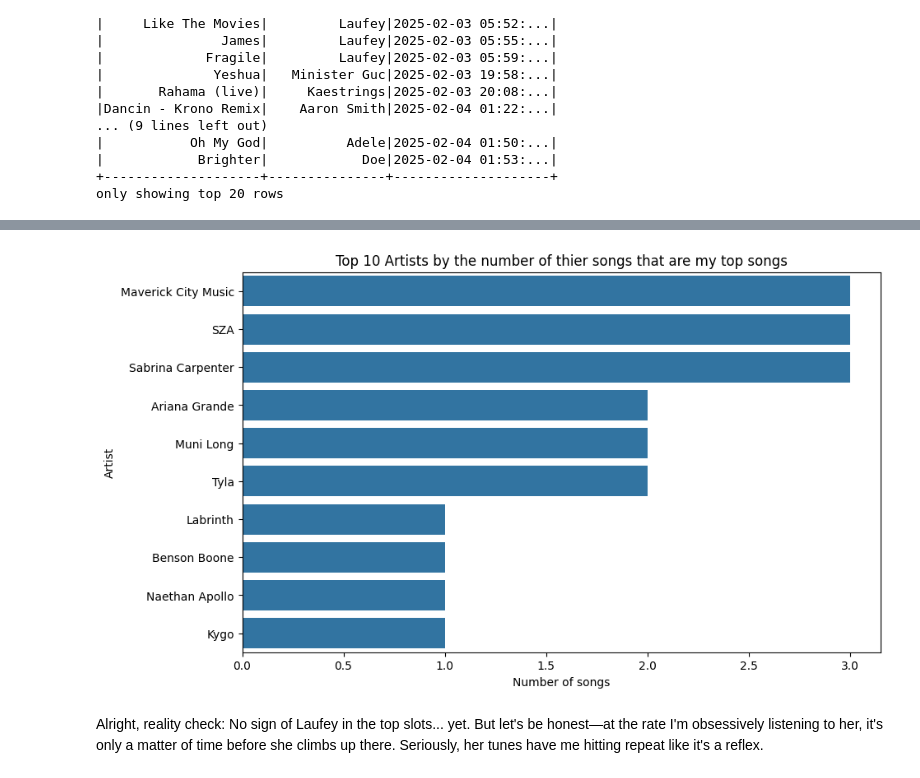
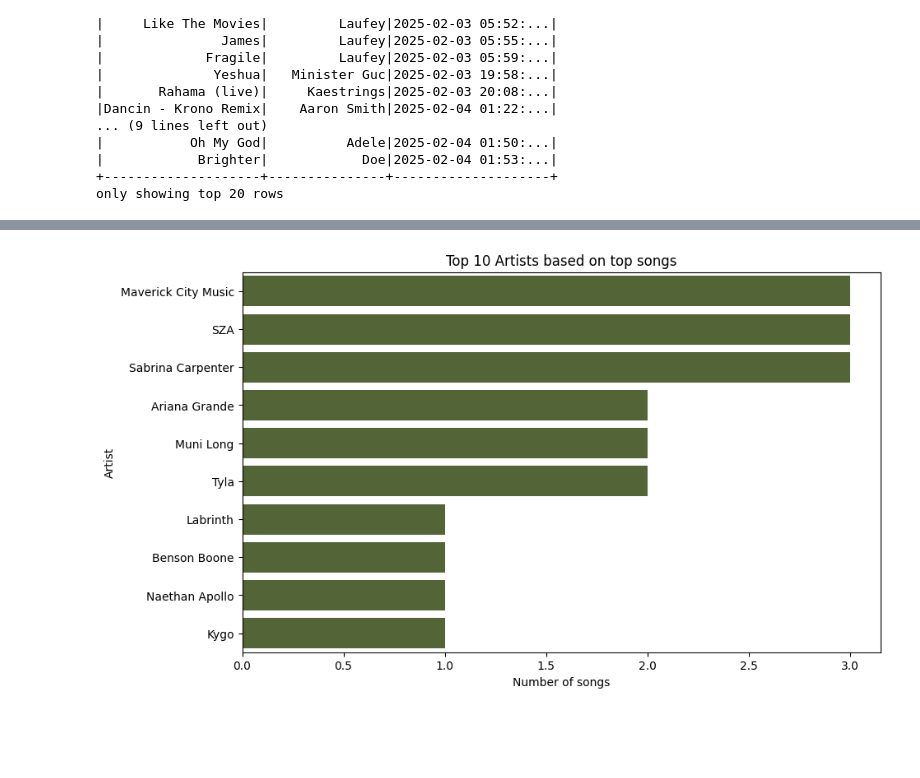
Before and after one commit to ifeomavera/ETL-pipeline-with-Postgres-and-Apache-Spark, a Jupyter notebook: file.ipynb, the cells around one changed output, grey strips where cells are left out. Saved outputs shown, nothing was run; the diff lists cells and outputs as text; code cells hidden in the pictures; blank space fills up the shorter version.

```diff
--- a/file.ipynb
+++ b/file.ipynb
@@ -142,22 +139,20 @@ Well, that's something you don't see every day! Most of my top songs are flying
 # %%
 from pyspark.sql.functions import count
 import matplotlib.pyplot as plt
 import seaborn as sns
 import pandas as pd
 
 artist_top_track = df2.groupBy('artist_name').agg(count('track_name').alias('songs'))
 
 artist_top_track_pd = artist_top_track.toPandas()
 
 artist_top_track_pd = artist_top_track_pd.sort_values(by='songs', ascending=False).head(10)
 
 plt.figure(figsize=(10, 6))
-sns.barplot(data=artist_top_track_pd, x='songs', y='artist_name')
-plt.title('Top 10 Artists by the number of thier songs that are my top songs')
+sns.barplot(data=artist_top_track_pd, x='songs', y='artist_name',color='#556B2F')
+plt.title('Top 10 Artists based on top songs')
 plt.xlabel('Number of songs')
 plt.ylabel('Artist')
 plt.show()
 # %% [output]
-[figure, old version]
+[figure, new version]
-# %% [markdown]
-Alright, reality check: No sign of Laufey in the top slots... yet. But let's be honest—at the rate I'm obsessively listening to her, it's only a matter of time before she climbs up there. Seriously, her tunes have me hitting repeat like it's a reflex.
```
Also changed, not shown: parts of 11 cells of this notebook, 4 other files.
